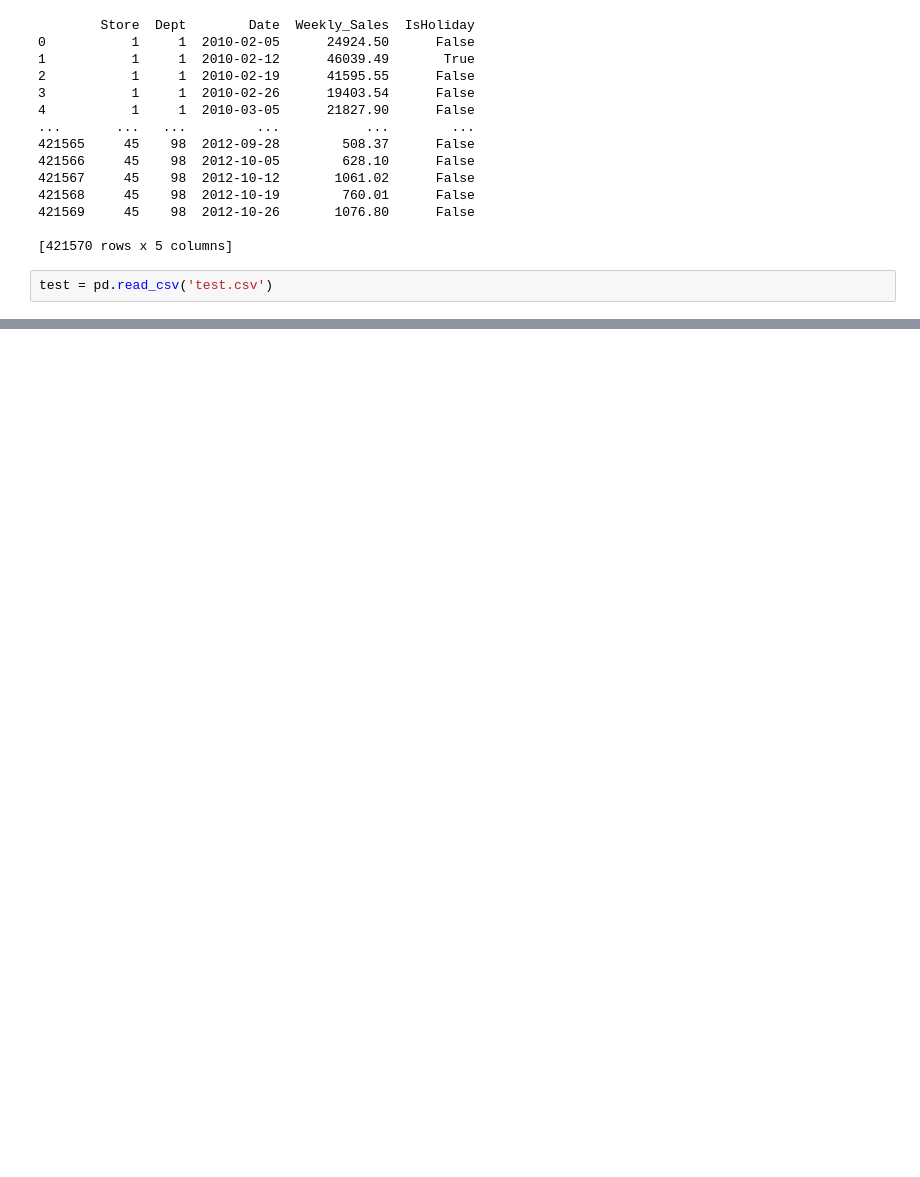
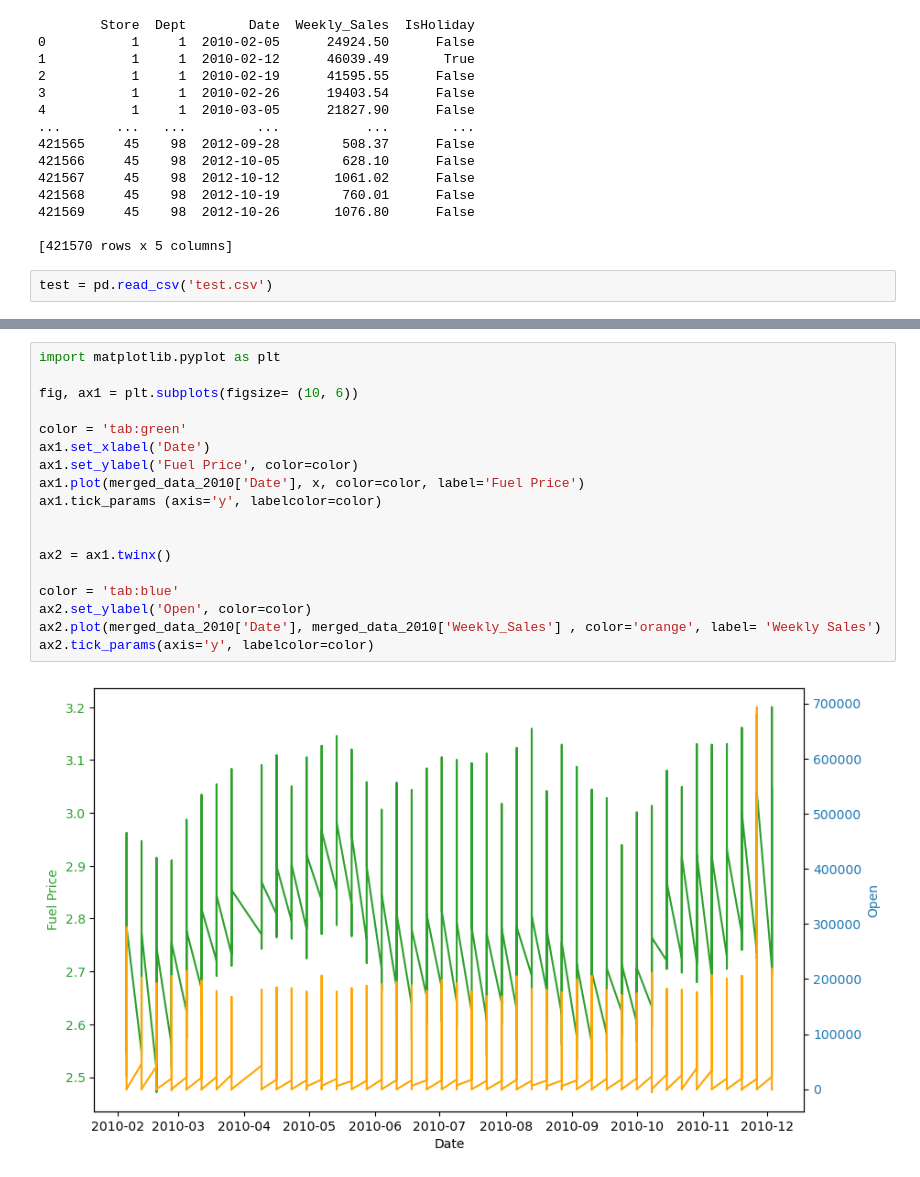
Before and after one commit to Chisholm10/CMSE-202-Project, a Jupyter notebook: FinalPT.ipynb, the cells around one changed output, grey strips where cells are left out. Drawn from its saved outputs; the diff is of its cells as text; blank space fills up the shorter version.

```diff
--- a/FinalPT.ipynb
+++ b/FinalPT.ipynb
@@ -74,0 +210,20 @@ test
+# %%
+import matplotlib.pyplot as plt
+
+fig, ax1 = plt.subplots(figsize= (10, 6))
+
+color = 'tab:green'
+ax1.set_xlabel('Date')
+ax1.set_ylabel('Fuel Price', color=color)
+ax1.plot(merged_data_2010['Date'], x, color=color, label='Fuel Price')
+ax1.tick_params (axis='y', labelcolor=color)
+
+
+ax2 = ax1.twinx()
+
+color = 'tab:blue'
+ax2.set_ylabel('Open', color=color)
+ax2.plot(merged_data_2010['Date'], merged_data_2010['Weekly_Sales'] , color='orange', label= 'Weekly Sales')
+ax2.tick_params(axis='y', labelcolor=color)
+# %% [output]
+[figure, added]
```
Also changed, not shown: parts of 15 cells of this notebook.
